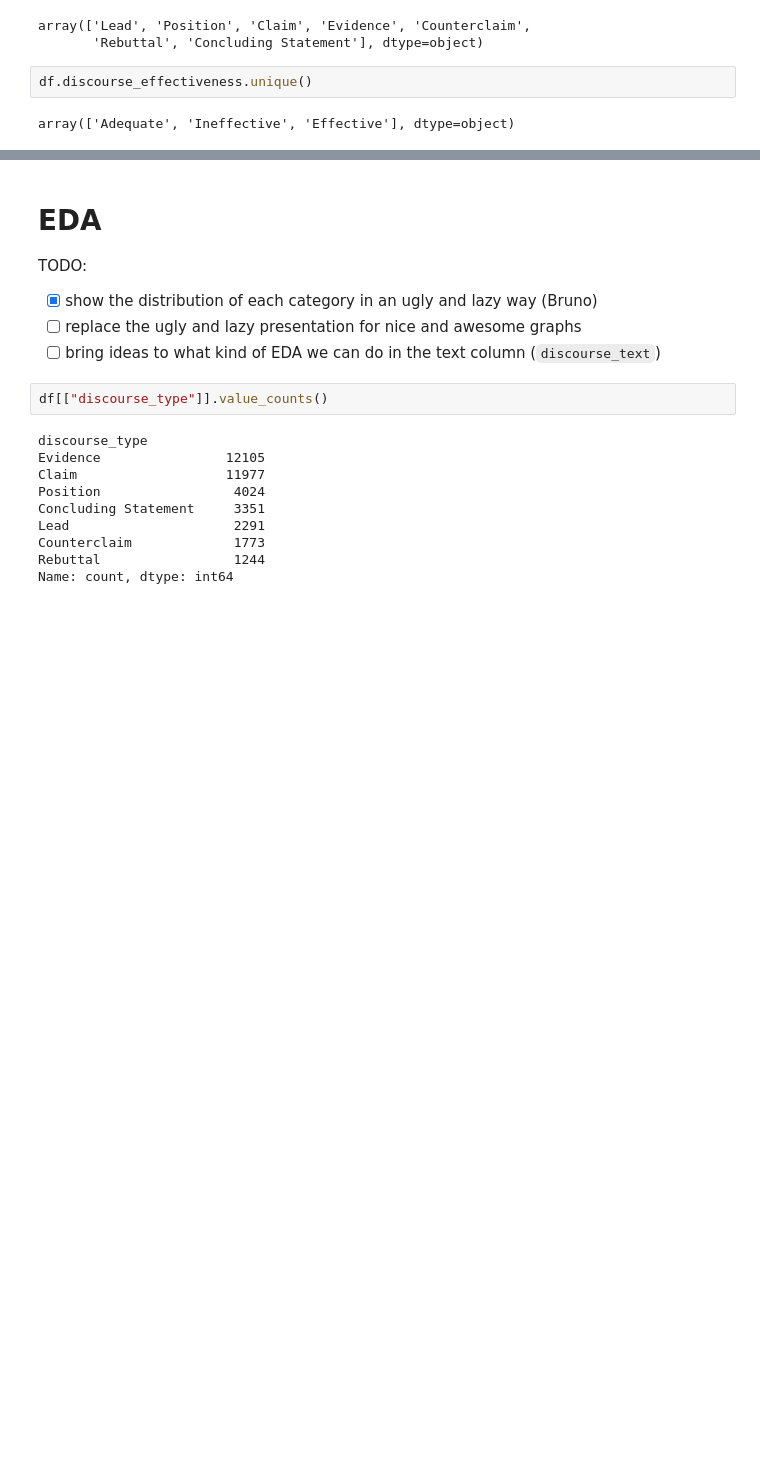
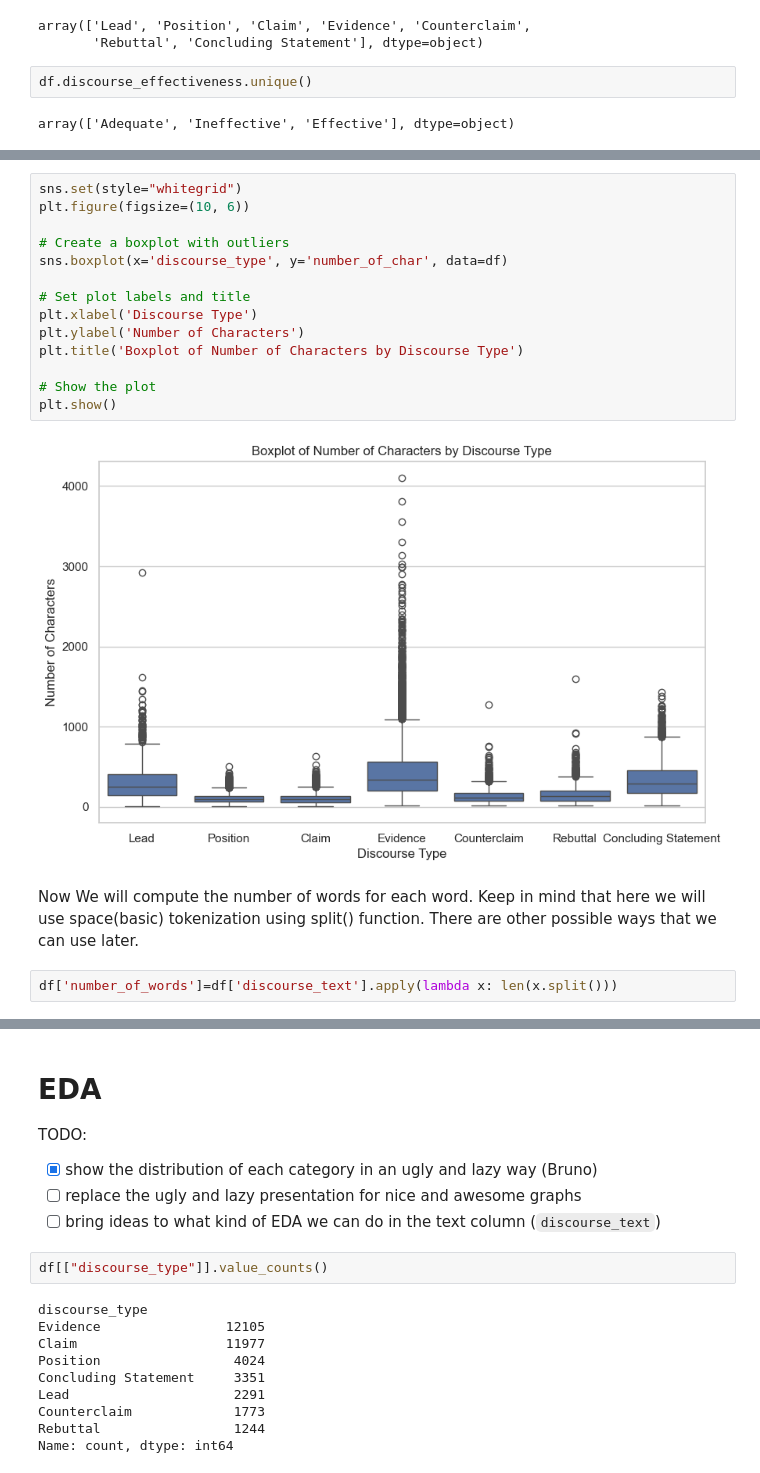
Before and after one commit to BAlmeidaS/predictive-analysis, a Jupyter notebook: notebook.ipynb, the cells around one changed output, grey strips where cells are left out. Drawn from its saved outputs; the diff is of its cells as text; blank space fills up the shorter version.

Commit message:
primary outlier detection

```diff
--- a/notebook.ipynb
+++ b/notebook.ipynb
@@ -76,0 +95,20 @@ array(['Adequate', 'Ineffective', 'Effective'], dtype=object)
+# %%
+sns.set(style="whitegrid")
+plt.figure(figsize=(10, 6))
+
+# Create a boxplot with outliers
+sns.boxplot(x='discourse_type', y='number_of_char', data=df)
+
+# Set plot labels and title
+plt.xlabel('Discourse Type')
+plt.ylabel('Number of Characters')
+plt.title('Boxplot of Number of Characters by Discourse Type')
+
+# Show the plot
+plt.show()
+# %% [output]
+[figure, added]
+# %% [markdown]
+Now We will compute the number of words for each word. Keep in mind that here we will use space(basic) tokenization using split() function. There are other possible ways that we can use later.
+# %%
+df['number_of_words']=df['discourse_text'].apply(lambda x: len(x.split()))
```
Also changed, not shown: parts of 7 cells of this notebook.
